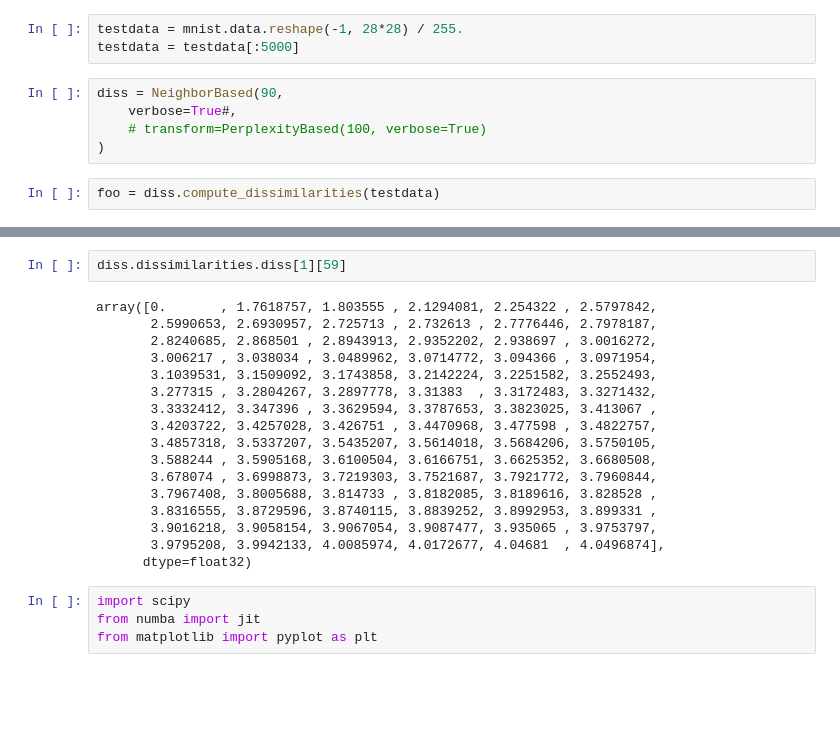
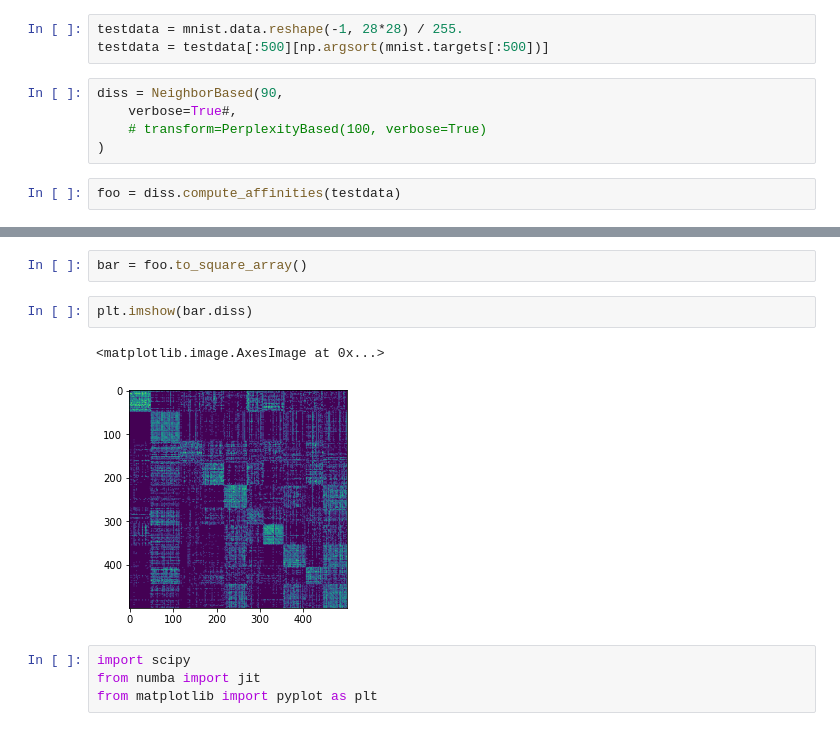
Before and after one commit to jku-vds-lab/paradime, a Jupyter notebook: playground.ipynb, the cells around one changed output, grey strips where cells are left out. Saved outputs shown, nothing was run; the diff lists cells and outputs as text; blank space fills up the shorter version.

```diff
--- a/playground.ipynb
+++ b/playground.ipynb
@@ -18,12 +17,12 @@ mnist = torchvision.datasets.MNIST(
 )
 # %%
 testdata = mnist.data.reshape(-1, 28*28) / 255.
-testdata = testdata[:5000]
+testdata = testdata[:500][np.argsort(mnist.targets[:500])]
 # %%
 diss = NeighborBased(90,
     verbose=True#,
     # transform=PerplexityBased(100, verbose=True)
 )
 # %%
-foo = diss.compute_dissimilarities(testdata)
+foo = diss.compute_affinities(testdata)
 # %% [output]
@@ -31,22 +30,10 @@ foo = diss.compute_dissimilarities(testdata)
-# %%
-diss.dissimilarities.diss[1][59]
-# %% [output]
-array([0.       , 1.7618757, 1.803555 , 2.1294081, 2.254322 , 2.5797842,
-       2.5990653, 2.6930957, 2.725713 , 2.732613 , 2.7776446, 2.7978187,
-       2.8240685, 2.868501 , 2.8943913, 2.9352202, 2.938697 , 3.0016272,
-       3.006217 , 3.038034 , 3.0489962, 3.0714772, 3.094366 , 3.0971954,
-       3.1039531, 3.1509092, 3.1743858, 3.2142224, 3.2251582, 3.2552493,
-       3.277315 , 3.2804267, 3.2897778, 3.31383  , 3.3172483, 3.3271432,
-       3.3332412, 3.347396 , 3.3629594, 3.3787653, 3.3823025, 3.413067 ,
-       3.4203722, 3.4257028, 3.426751 , 3.4470968, 3.477598 , 3.4822757,
-       3.4857318, 3.5337207, 3.5435207, 3.5614018, 3.5684206, 3.5750105,
-       3.588244 , 3.5905168, 3.6100504, 3.6166751, 3.6625352, 3.6680508,
-       3.678074 , 3.6998873, 3.7219303, 3.7521687, 3.7921772, 3.7960844,
-       3.7967408, 3.8005688, 3.814733 , 3.8182085, 3.8189616, 3.828528 ,
-       3.8316555, 3.8729596, 3.8740115, 3.8839252, 3.8992953, 3.899331 ,
-       3.9016218, 3.9058154, 3.9067054, 3.9087477, 3.935065 , 3.9753797,
-       3.9795208, 3.9942133, 4.0085974, 4.0172677, 4.04681  , 4.0496874],
-      dtype=float32)
+# %%
+bar = foo.to_square_array()
+# %%
+plt.imshow(bar.diss)
+# %% [output]
+<matplotlib.image.AxesImage at 0x...>
+[figure, added]
 # %%
 import scipy
 from numba import jit
```
Also changed, not shown: parts of 3 cells of this notebook, 4 other files.
